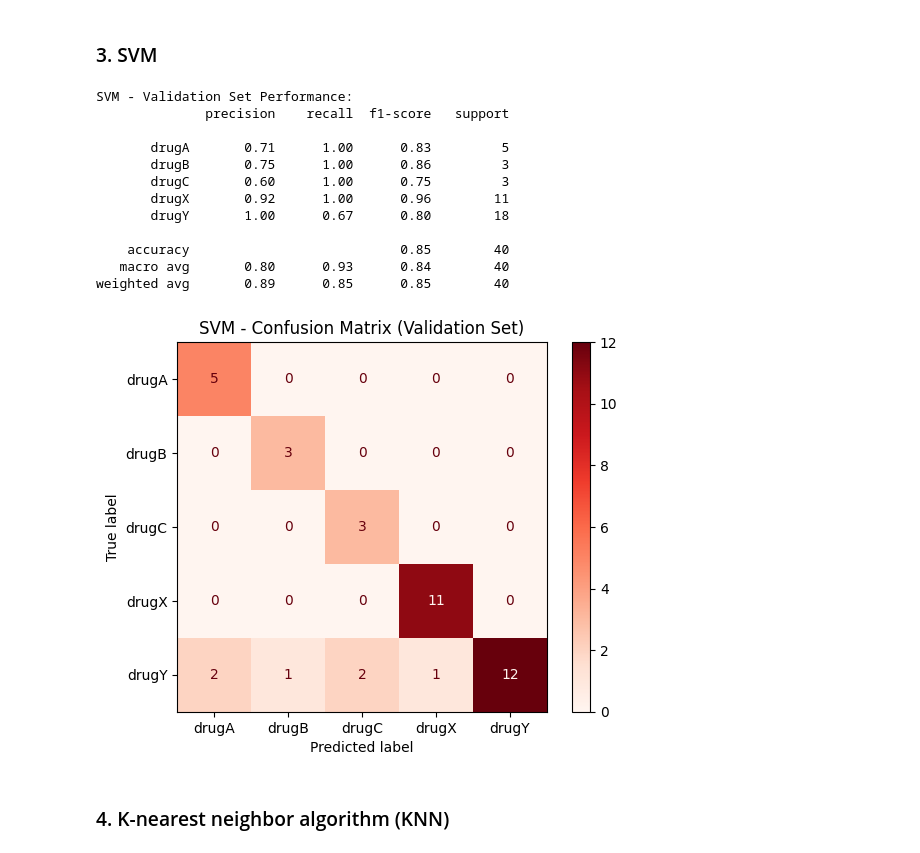
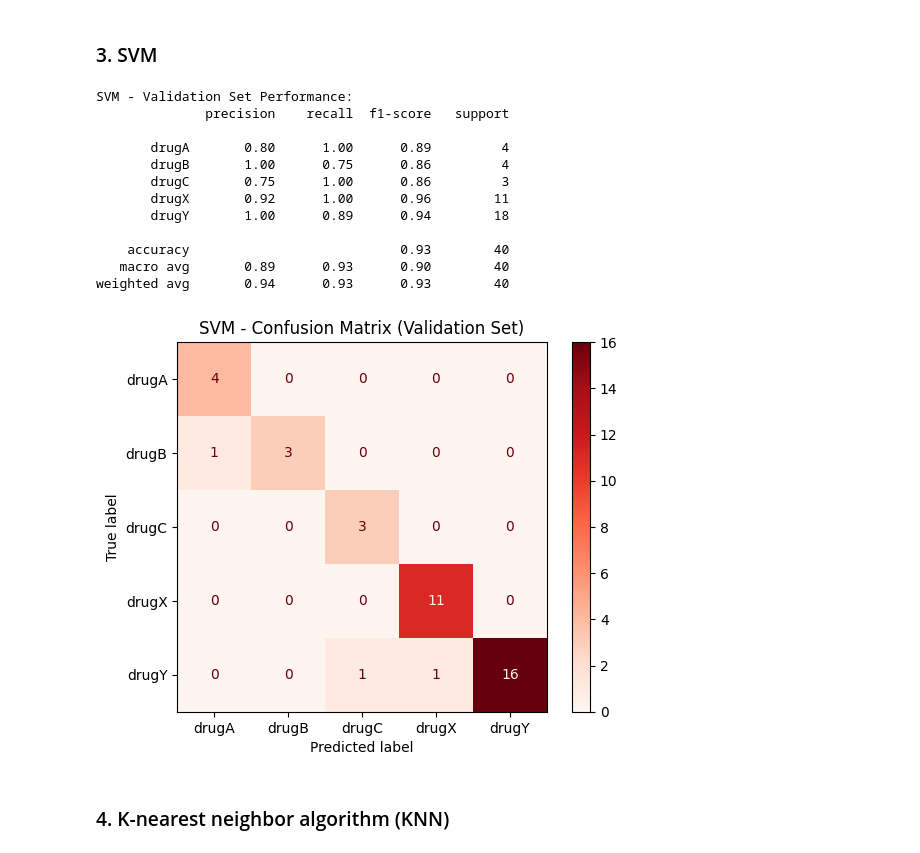
Before and after one commit to saadkhan710/Drug_Classification, a Jupyter notebook: Drug_ML.ipynb, the cells around one changed output. Drawn from its saved outputs; the diff is of its cells as text; code cells hidden in the pictures.

```diff
--- a/Drug_ML.ipynb
+++ b/Drug_ML.ipynb
@@ -677,44 +677,44 @@ from sklearn.metrics import classification_report, confusion_matrix, ConfusionMa
 import matplotlib.pyplot as plt
 
 
 # Initialize and train the model
 svm = SVC(
     kernel='rbf',
     C=1.0,
     gamma='scale',
     class_weight='balanced',
     random_state=42,
     probability=True
 )
 svm.fit(X_train_prepared, y_train)
 
 # Predict on validation set
-y_test_pred = svm.predict(X_test_prepared)
+y_val_pred = svm.predict(X_val_prepared)
 
 # Evaluate
 print("SVM - Validation Set Performance:")
-print(classification_report(y_test, y_test_pred))
+print(classification_report(y_val, y_val_pred))
 
 # Confusion Matrix
-cm = confusion_matrix(y_test, y_test_pred)
+cm = confusion_matrix(y_val, y_val_pred)
 disp = ConfusionMatrixDisplay(confusion_matrix=cm, display_labels=svm.classes_)
 disp.plot(cmap='Reds')  # Red to distinguish from other models
 plt.title("SVM - Confusion Matrix (Validation Set)")
 plt.show()
 # %% [output]
 SVM - Validation Set Performance:
               precision    recall  f1-score   support
 
-       drugA       0.71      1.00      0.83         5
-       drugB       0.75      1.00      0.86         3
-       drugC       0.60      1.00      0.75         3
+       drugA       0.80      1.00      0.89         4
+       drugB       1.00      0.75      0.86         4
+       drugC       0.75      1.00      0.86         3
        drugX       0.92      1.00      0.96        11
-       drugY       1.00      0.67      0.80        18
+       drugY       1.00      0.89      0.94        18
 
-    accuracy                           0.85        40
-   macro avg       0.80      0.93      0.84        40
-weighted avg       0.89      0.85      0.85        40
+    accuracy                           0.93        40
+   macro avg       0.89      0.93      0.90        40
+weighted avg       0.94      0.93      0.93        40
-[figure, old version]
+[figure, new version]
 # %% [markdown]
 ### 4. K-nearest neighbor algorithm (KNN)
 # %%
```
Also changed, not shown: parts of 8 cells of this notebook.
